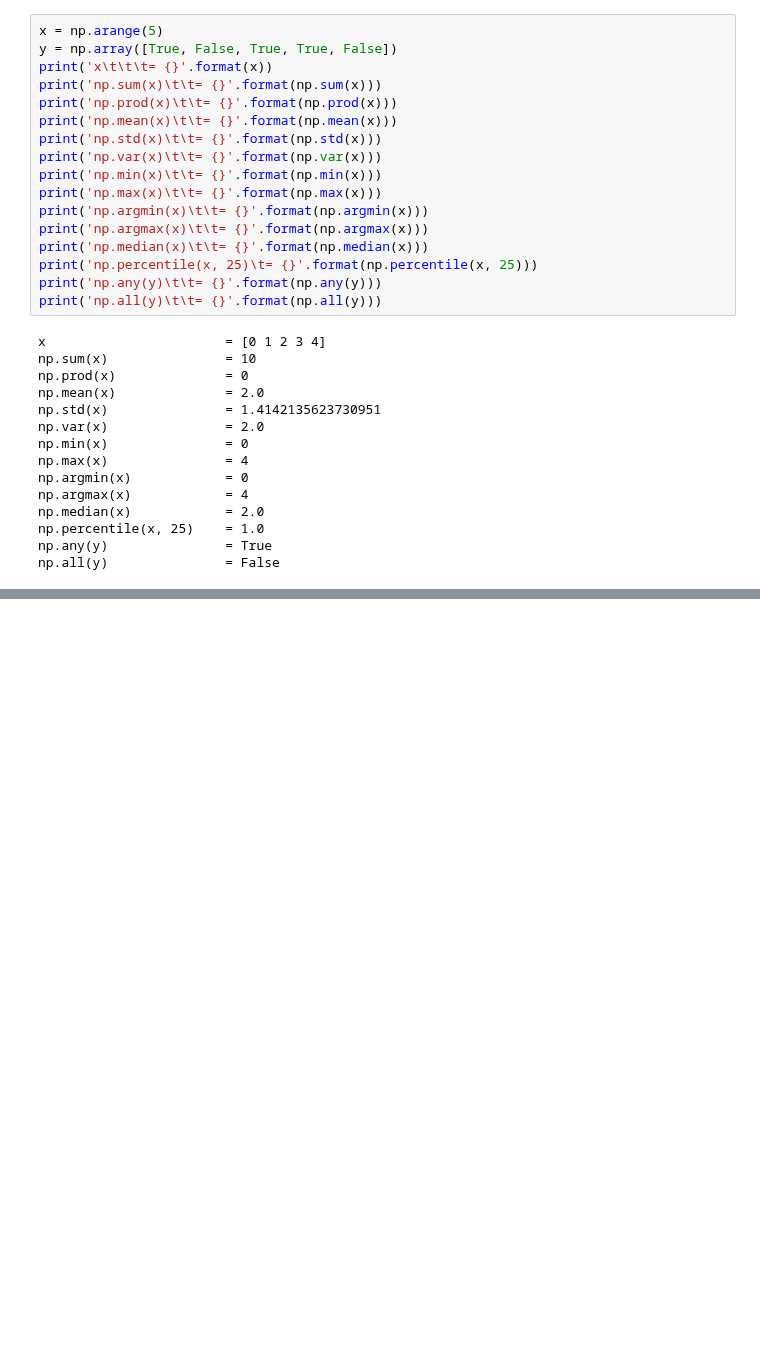
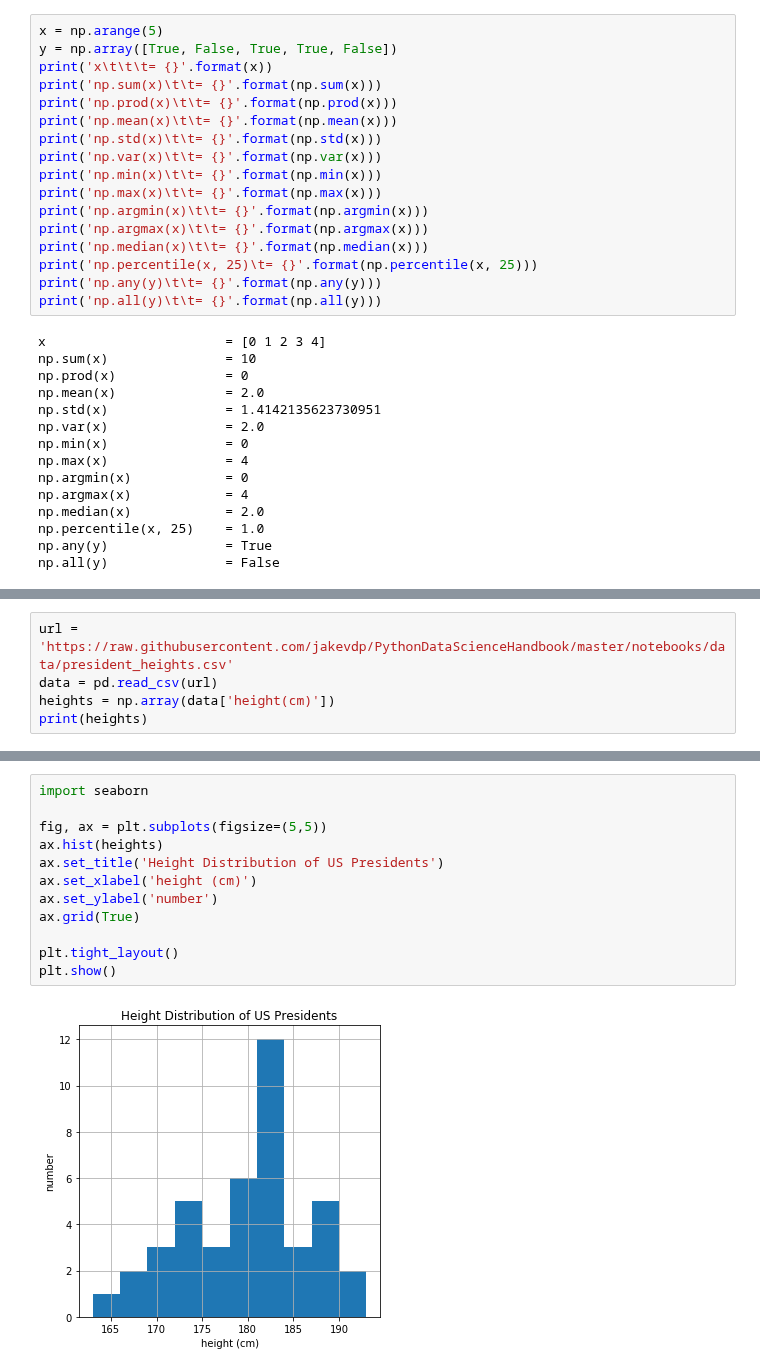
Before and after one commit to shumez/DataScience, a Jupyter notebook: PythonDataScienceHandbook/c02/code.ipynb, the cells around one changed output, grey strips where cells are left out. Cells and saved outputs as stored; diff of their text form; blank space fills up the shorter version.

```diff
--- a/PythonDataScienceHandbook/c02/code.ipynb
+++ b/PythonDataScienceHandbook/c02/code.ipynb
@@ -1013,0 +1017,5 @@ np.all(y)               = False
+# %%
+url = 'https://raw.githubusercontent.com/jakevdp/PythonDataScienceHandbook/master/notebooks/data/president_heights.csv'
+data = pd.read_csv(url)
+heights = np.array(data['height(cm)'])
+print(heights)
@@ -1013,0 +1044,14 @@ np.all(y)               = False
+# %%
+import seaborn
+
+fig, ax = plt.subplots(figsize=(5,5))
+ax.hist(heights)
+ax.set_title('Height Distribution of US Presidents')
+ax.set_xlabel('height (cm)')
+ax.set_ylabel('number')
+ax.grid(True)
+
+plt.tight_layout()
+plt.show()
+# %% [output]
+[figure, added]
```
Also changed, not shown: parts of 5 cells of this notebook, 1 other file.
